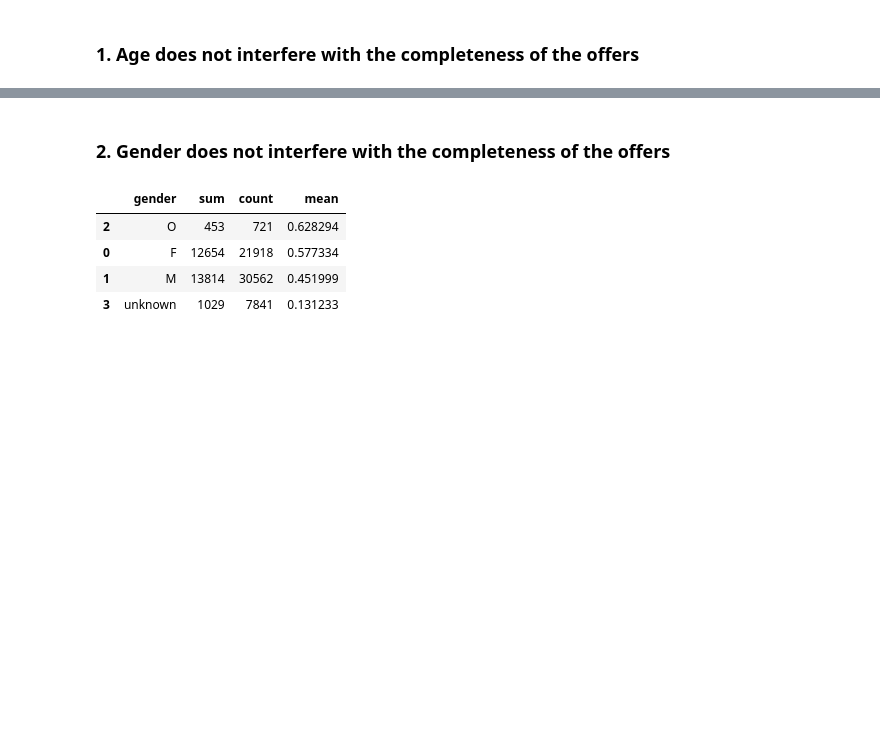
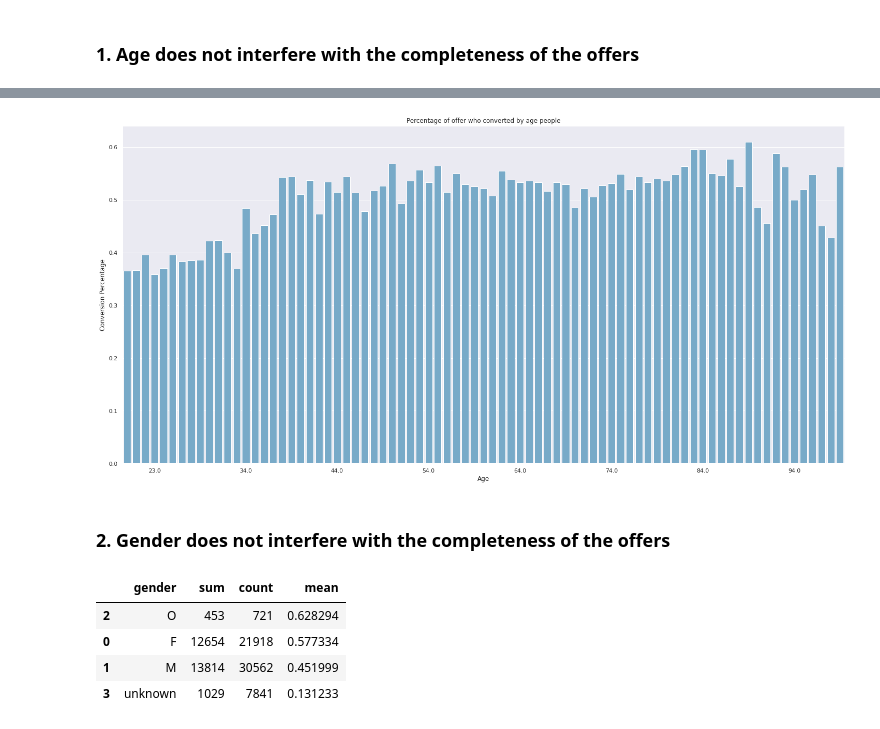
Before and after one commit to tadeucbm/Starbucks-Capstone, a Jupyter notebook: offer_predict.ipynb, the cells around one changed output, grey strips where cells are left out. Saved outputs shown, nothing was run; the diff lists cells and outputs as text; code cells hidden in the pictures; blank space fills up the shorter version.

```diff
--- a/offer_predict.ipynb
+++ b/offer_predict.ipynb
@@ -472,3 +466,14 @@ sns.heatmap(corr_, annot=True)
+# %%
+sns.barplot(x=aux_2['age'], y=aux_2['mean'], palette=sns.color_palette('Blues', 1))
+
+plt.xticks(np.arange(min(aux_2['age']) -15, max(aux_2['age']) - 20, 10))
+plt.title('Percentage of offer who converted by age people')
+plt.ylabel('Conversion Percentage')
+plt.xlabel('Age')
+
+plt.savefig('img/age')
+# %% [output]
+[figure, added]
 # %% [markdown]
 ### 2. Gender does not interfere with the completeness of the offers
 # %%
```
Also changed, not shown: parts of 12 cells of this notebook, 4 other files.
